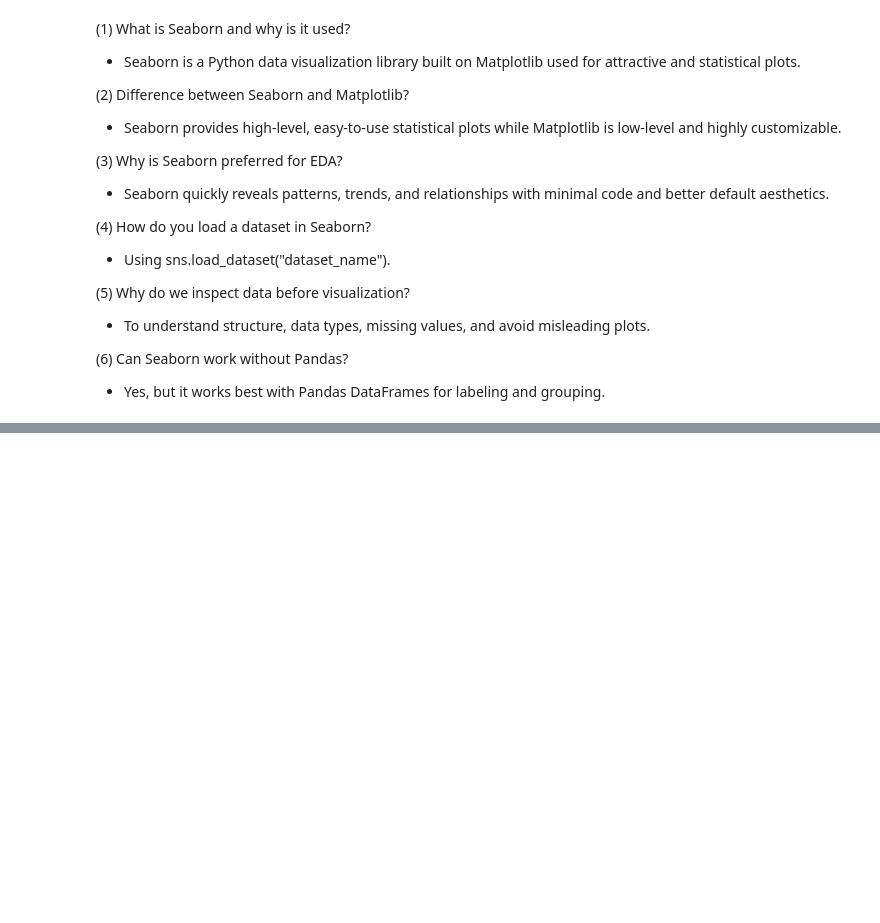
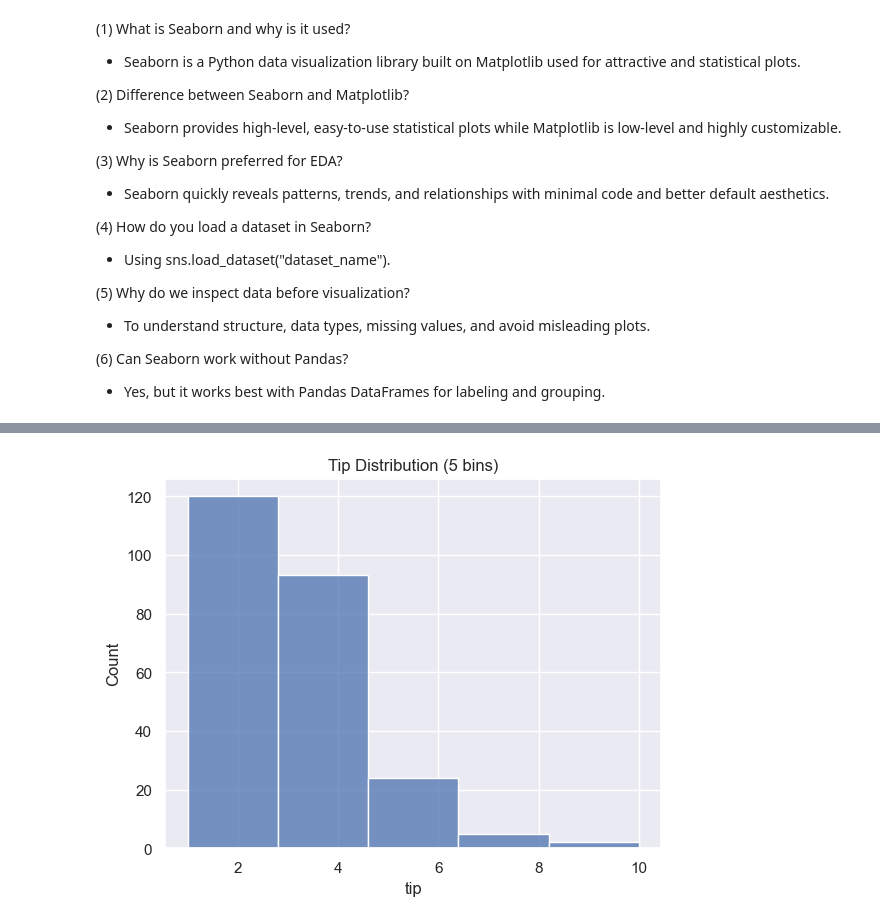
Before and after one commit to sarafatkhan2003/Seaborn, a Jupyter notebook: learning_Seaborn/phase_1.ipynb, the cells around one changed output, grey strips where cells are left out. Saved outputs shown, nothing was run; the diff lists cells and outputs as text; code cells hidden in the pictures; blank space fills up the shorter version.

```diff
--- a/learning_Seaborn/phase_1.ipynb
+++ b/learning_Seaborn/phase_1.ipynb
@@ -89,0 +135,8 @@ df.head(10)
+# %%
+# Histogram with 5 bins
+plt.figure()
+sns.histplot(tips["tip"], bins=5)
+plt.title("Tip Distribution (5 bins)")
+plt.show()
+# %% [output]
+[figure, added]
```
Also changed, not shown: parts of 10 cells of this notebook.
